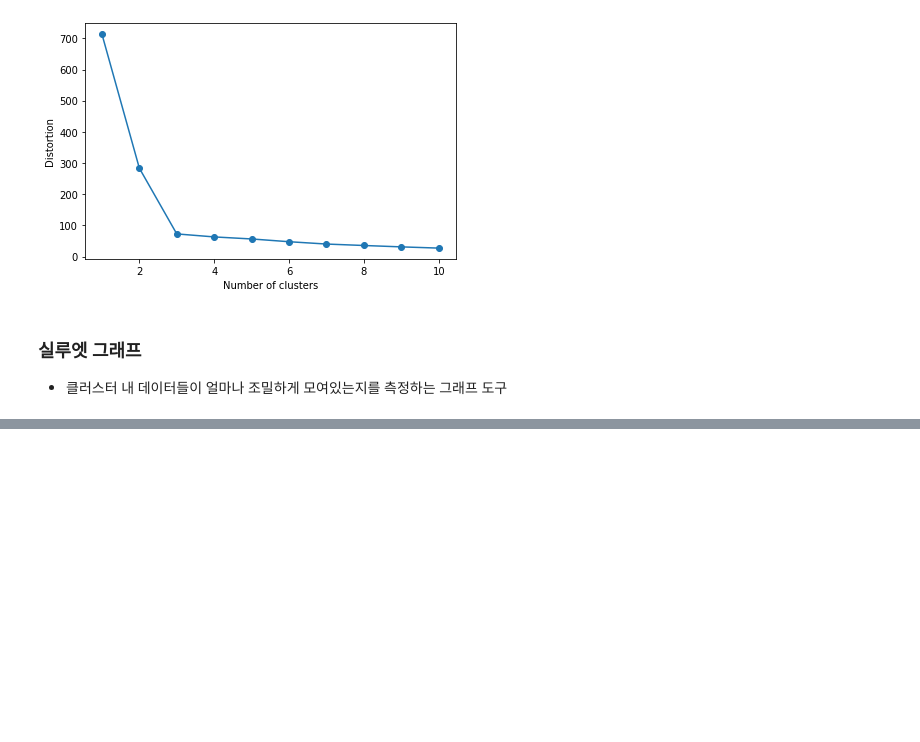
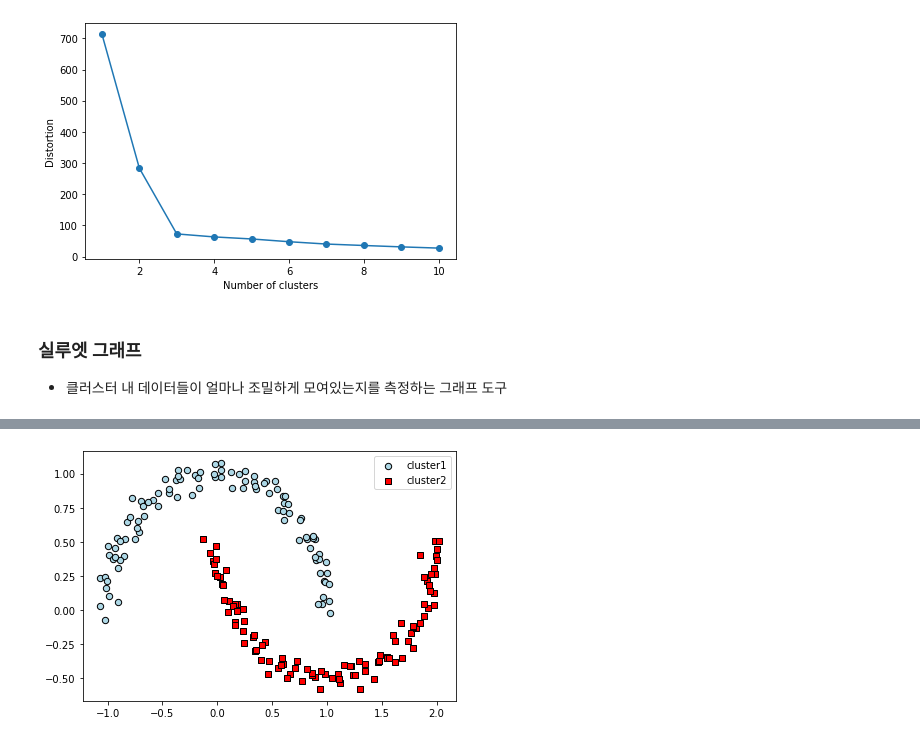
Before and after one commit to GJAI-School/GwangJu-AI, a Jupyter notebook: 군집분석ipynb.ipynb, the cells around one changed output, grey strips where cells are left out. Drawn from its saved outputs; the diff is of its cells as text; code cells hidden in the pictures; blank space fills up the shorter version.

```diff
--- a/군집분석ipynb.ipynb
+++ b/군집분석ipynb.ipynb
@@ -116,0 +194,20 @@ silhouette_vals = silhouette_samples(x, y_km, metric='euclidean') # (임의의
+# %%
+from sklearn.cluster import DBSCAN
+db = DBSCAN(eps = 0.2, min_samples = 5, metric = 'euclidean') # eps와 min_samples의 두개의 하이퍼파라미터를 최적화 시켜줘야 한다.
+y_db = db.fit_predict(x)
+
+plt.scatter(x[y_db == 0, 0], x[y_db == 0, 1],
+            c = 'lightblue', marker = 'o', s = 40,
+            edgecolor = 'black',
+            label = 'cluster1')
+
+plt.scatter(x[y_db == 1, 0], x[y_db == 1, 1],
+            c = 'red', marker = 's', s = 40,
+            edgecolor = 'black',
+            label = 'cluster2')
+
+plt.legend()
+plt.tight_layout()
+plt.show()
+# %% [output]
+[figure, added]
```
Also changed, not shown: parts of 10 cells of this notebook.
